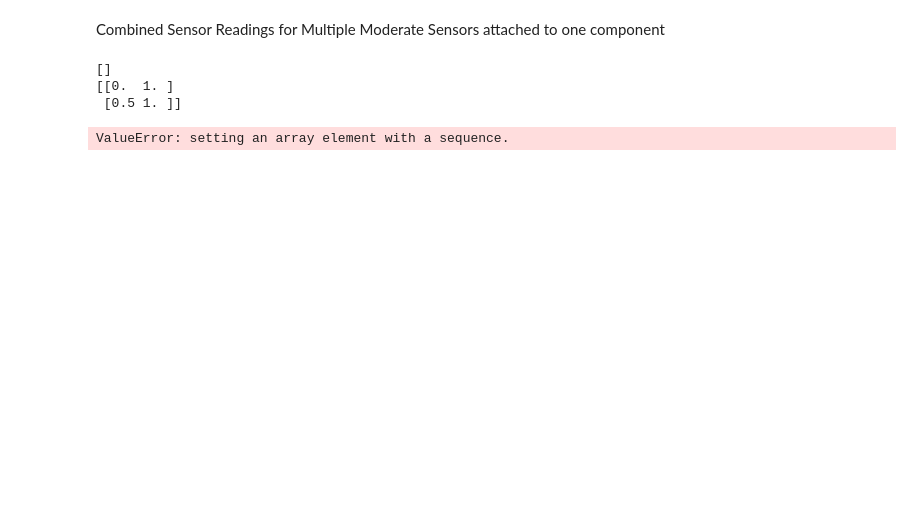
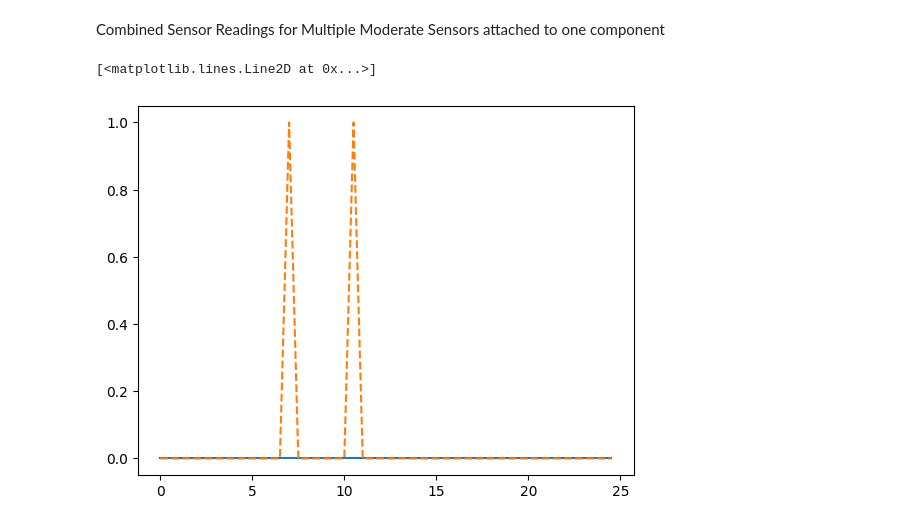
Before and after one commit to andreyaW/KISS2, a Jupyter notebook: object_testing/sensor_and_component_test.ipynb, the cells around one changed output. Cells and saved outputs as stored; diff of their text form; code cells hidden in the pictures; blank space fills up the shorter version.

```diff
--- a/object_testing/sensor_and_component_test.ipynb
+++ b/object_testing/sensor_and_component_test.ipynb
@@ -80,23 +77,26 @@ Combined Sensor Readings for Multiple Moderate Sensors attached to one component
 # %%
 from sensor_objects.quality_based_sensor import QualityBasedSensor
 from component_objects.component_exponential import ExponentialComponent
 # from component_objects.component_weibull import WeibullComponent
 from sensed_objects.majority_vote_sensed_comp import MajorityVoteSensedComp
 
+import matplotlib.pyplot as plt
+
 # initialize a component and multiple sensors
 comp = ExponentialComponent("Comp w/ Multiple Sensors", MTTF=10, MTTR=2)
-num_sensors = 3
-sensors = [QualityBasedSensor(f"s{i+1}", comp, "Good") for i in range(num_sensors)]
+num_sensors = 5
+sensors = [QualityBasedSensor(f"s{i+1}", comp, "Moderate") for i in range(num_sensors)]
 
 # initialize the comp and sensors as a paired object
 sc = MajorityVoteSensedComp(comp, sensors)
 
 # attempt to simulate the sensed component and print the truth and sensed readings
 sim_hours = 25
 dt = 0.5
 sc.simulate(sim_hours, dt)
+
+plt.plot(sc.history[:,0], sc.history[:,1])
+plt.plot(sc.sensed_history[:,0], sc.sensed_history[:,1], '--')
 # %% [output]
-[]
-[[0.  1. ]
- [0.5 1. ]]
+[<matplotlib.lines.Line2D at 0x...>]
-ValueError: setting an array element with a sequence.
+[figure, added]
```
Also changed, not shown: parts of 4 cells of this notebook, 9 other files.
